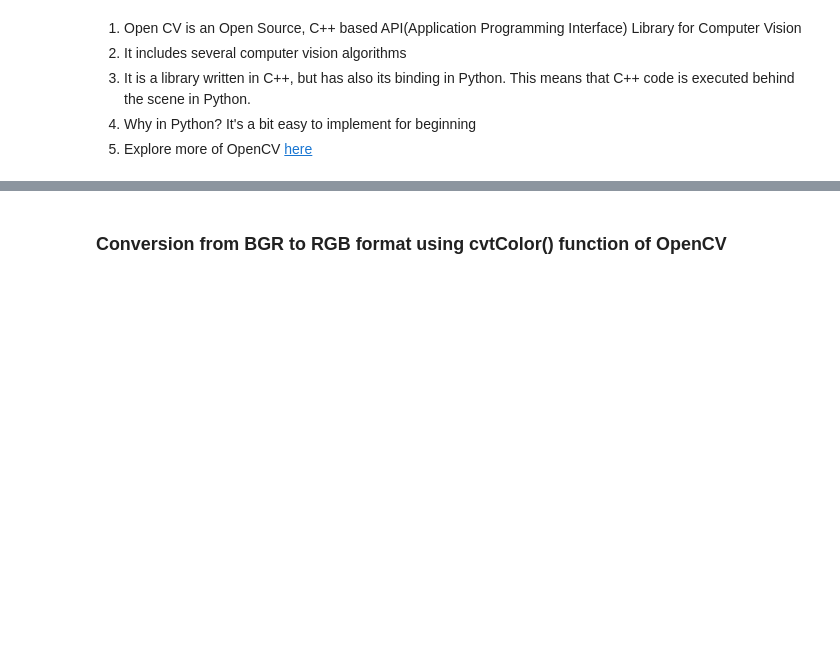
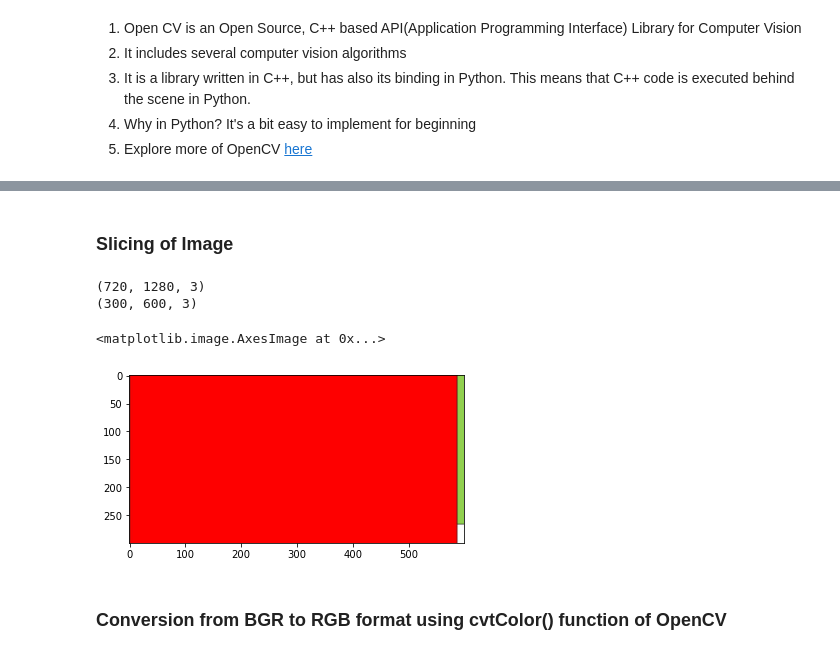
Before and after one commit to SRA-VJTI/Pixels_Seminar, a Jupyter notebook: 3_cv_basics/5_opencv_overview.ipynb, the cells around one changed output, grey strips where cells are left out. Saved outputs shown, nothing was run; the diff lists cells and outputs as text; code cells hidden in the pictures; blank space fills up the shorter version.

```diff
--- a/3_cv_basics/5_opencv_overview.ipynb
+++ b/3_cv_basics/5_opencv_overview.ipynb
@@ -134,3 +199,29 @@ plt.imshow(img2)
+# %% [markdown]
+### Slicing of Image
+# %%
+# importing required libraries
+import matplotlib.pyplot as plt
+import matplotlib.image as img
+
+# reading the image
+testImage = img.imread('../../Desktop/image1.jpg')
+
+# displaying the shape of the image
+print(testImage.shape)
+
+# modifying the shape of the image
+modifiedImage = testImage[200:500, 200:800]
+
+# displaying the shape of the image
+print(modifiedImage.shape)
+
+# displaying the modified image
+plt.imshow(modifiedImage)
+# %% [output]
+(720, 1280, 3)
+(300, 600, 3)
+<matplotlib.image.AxesImage at 0x...>
+[figure, added]
 # %% [markdown]
 ### Conversion from BGR to RGB format using cvtColor() function of OpenCV
 # %%
```
Also changed, not shown: parts of 85 cells of this notebook, 20 other files.
